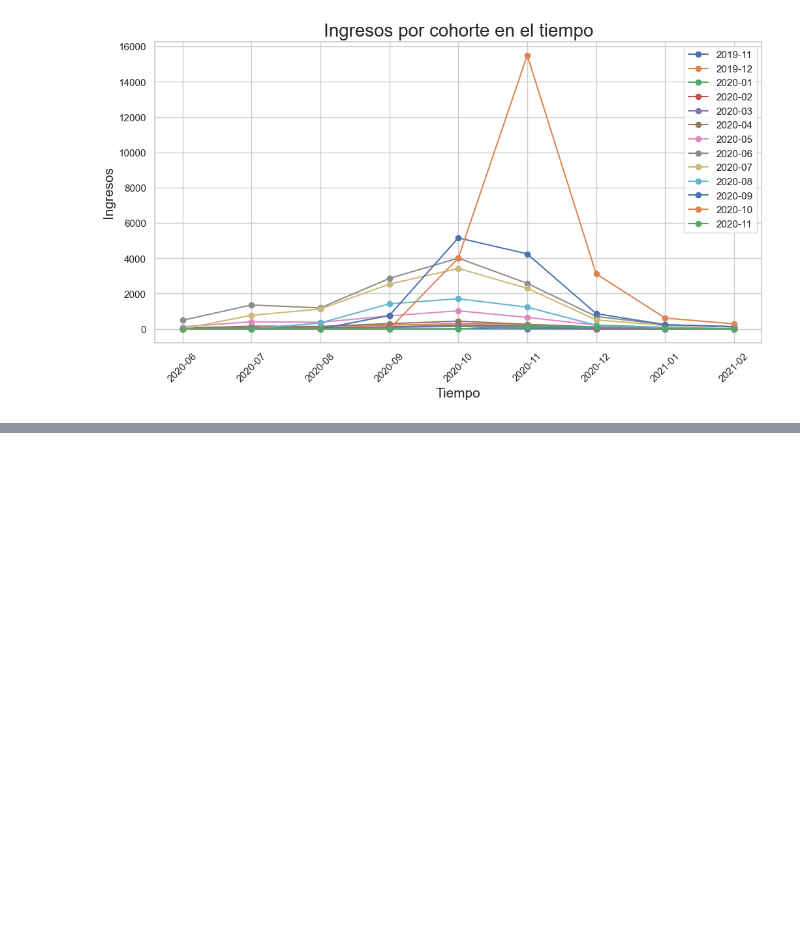
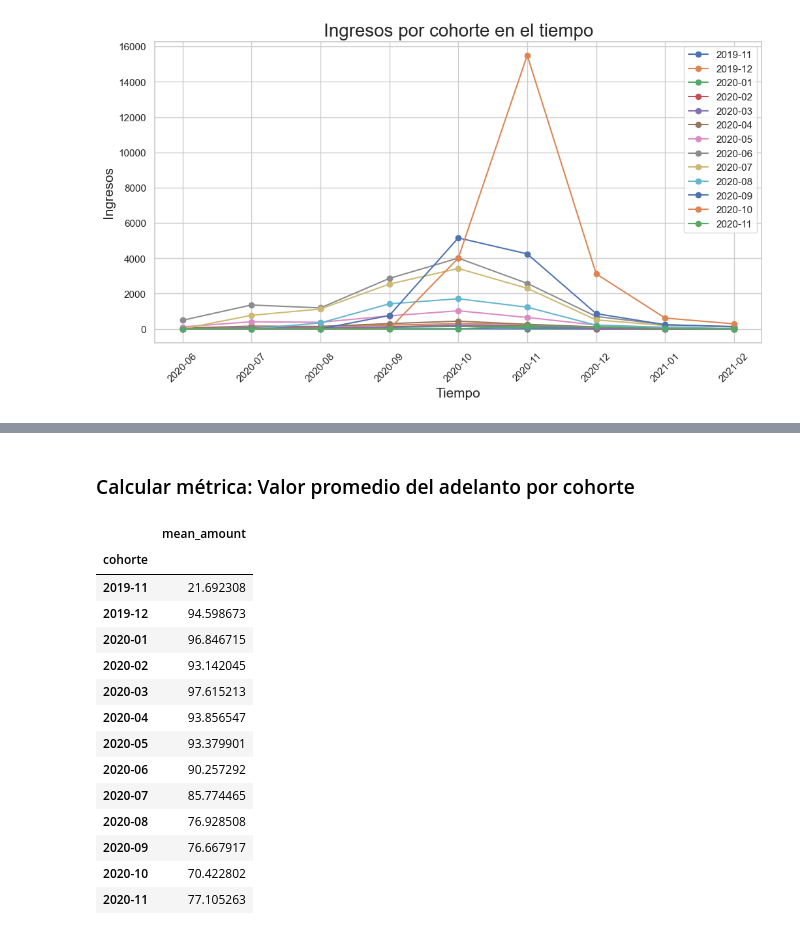
Before and after one commit to cutmountain/ironhack-data-analytics, a Jupyter notebook: modulo-1/sesion-15/project-1-ironhack-payments-es-main/ironhack-payments.ipynb, the cells around one changed output, grey strips where cells are left out. Cells and saved outputs as stored; diff of their text form; code cells hidden in the pictures; blank space fills up the shorter version.

Commit message:
Añade punto 4. Métrica adicional

```diff
--- a/modulo-1/sesion-15/project-1-ironhack-payments-es-main/ironhack-payments.ipynb
+++ b/modulo-1/sesion-15/project-1-ironhack-payments-es-main/ironhack-payments.ipynb
@@ -1074,0 +1116,24 @@ plt.show()
+# %% [markdown]
+### Calcular métrica: Valor promedio del adelanto por cohorte
+# %%
+# Promedio del adelanto por cohorte
+mean_adelanto_by_cohort = adelantos[subset_adelantos].groupby(['cohorte'])['amount'].mean().reset_index()
+mean_adelanto_by_cohort.set_index(['cohorte'], inplace=True)
+mean_adelanto_by_cohort.rename(columns={'amount': 'mean_amount'}, inplace=True)
+mean_adelanto_by_cohort.head(20)
+# %% [output]
+|  | mean_amount |
+| cohorte |  |
+| 2019-11 | 21.692308 |
+| 2019-12 | 94.598673 |
+| 2020-01 | 96.846715 |
+| 2020-02 | 93.142045 |
+| 2020-03 | 97.615213 |
+| 2020-04 | 93.856547 |
+| 2020-05 | 93.379901 |
+| 2020-06 | 90.257292 |
+| 2020-07 | 85.774465 |
+| 2020-08 | 76.928508 |
+| 2020-09 | 76.667917 |
+| 2020-10 | 70.422802 |
+| 2020-11 | 77.105263 |
```
Also changed, not shown: parts of 18 cells of this notebook.
